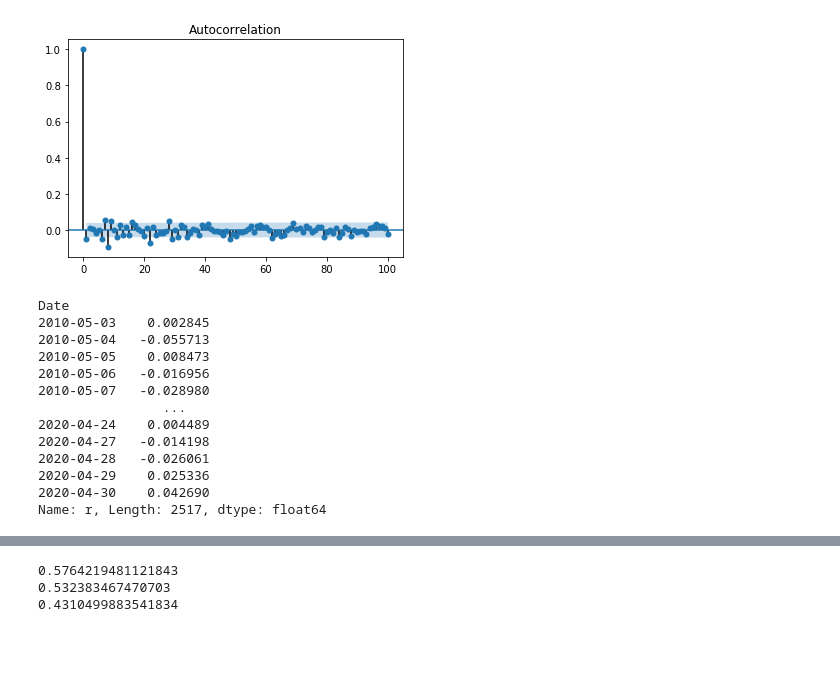
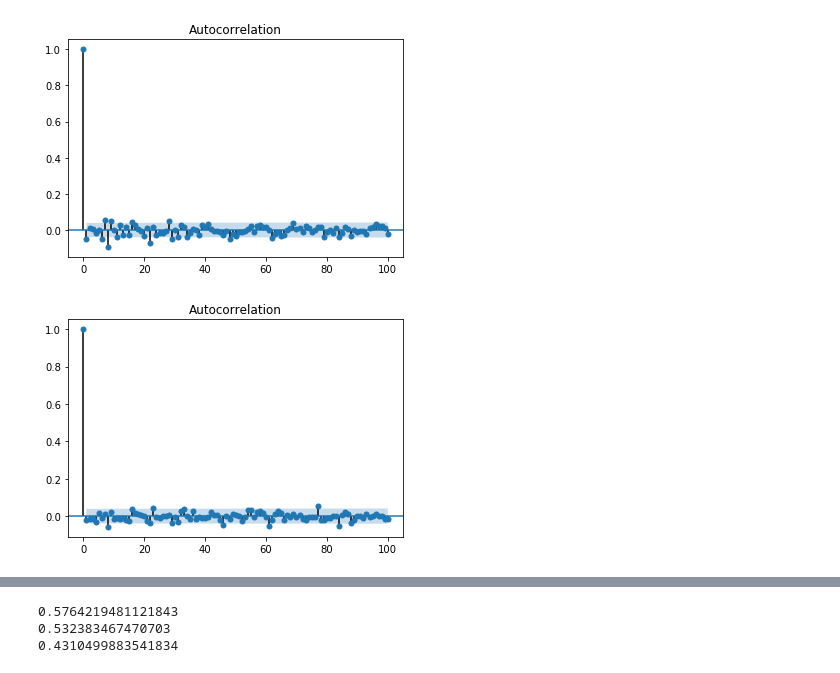
Before and after one commit to enotdima/particle_one, a Jupyter notebook: Particle_One.ipynb, the cells around one changed output, grey strips where cells are left out. Drawn from its saved outputs; the diff is of its cells as text; code cells hidden in the pictures; blank space fills up the shorter version.

```diff
--- a/Particle_One.ipynb
+++ b/Particle_One.ipynb
@@ -151,19 +151,11 @@ plot_acf(GOOG.r, lags=100)
 pyplot.show()
 # %% [output]
 [figure]
-# %%
-AMZN.r
-# %% [output]
-Date
-2010-05-03    0.002845
-2010-05-04   -0.055713
-2010-05-05    0.008473
-2010-05-06   -0.016956
-2010-05-07   -0.028980
-                ...
-2020-04-24    0.004489
-2020-04-27   -0.014198
-2020-04-28   -0.026061
-2020-04-29    0.025336
-2020-04-30    0.042690
-Name: r, Length: 2517, dtype: float64
+# %%
+from matplotlib import pyplot
+from statsmodels.graphics.tsaplots import plot_acf
+
+plot_acf(AMZN.r, lags=100)
+pyplot.show()
+# %% [output]
+[figure, added]
```
Also changed, not shown: parts of 7 cells of this notebook.
